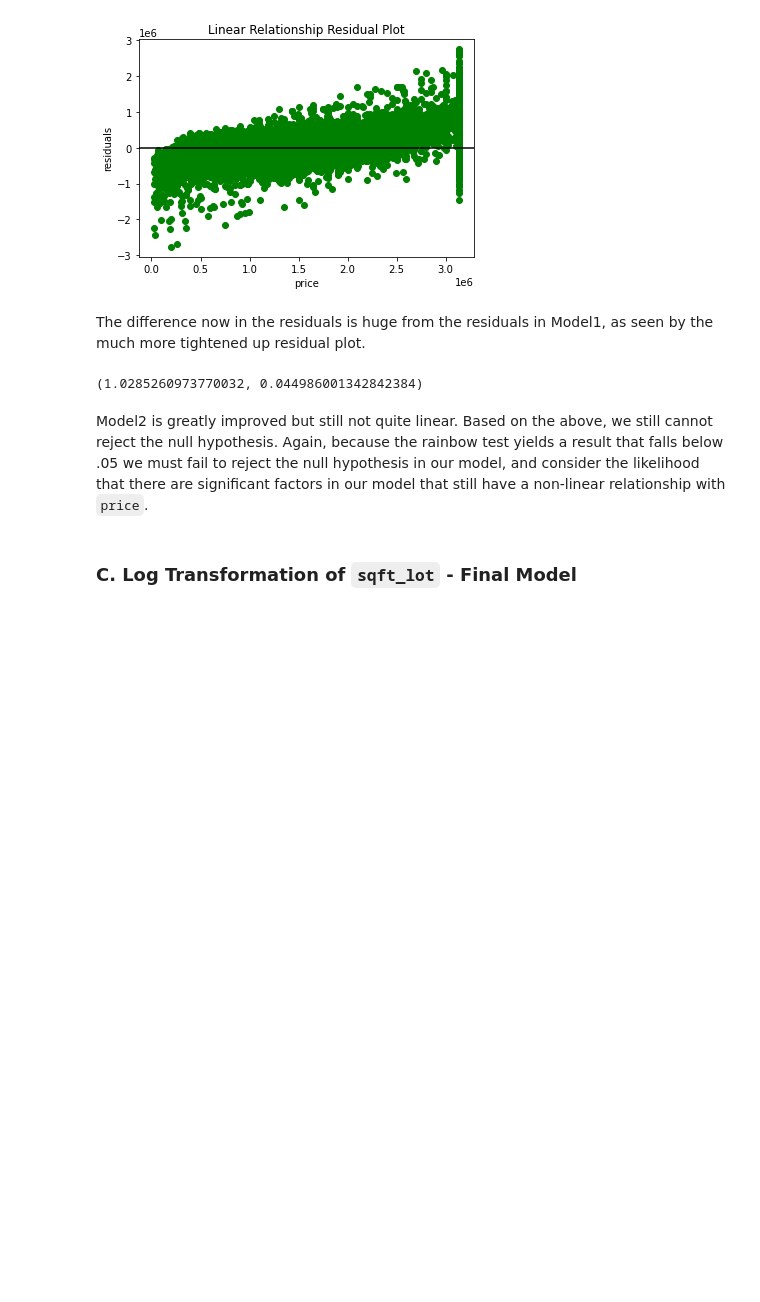
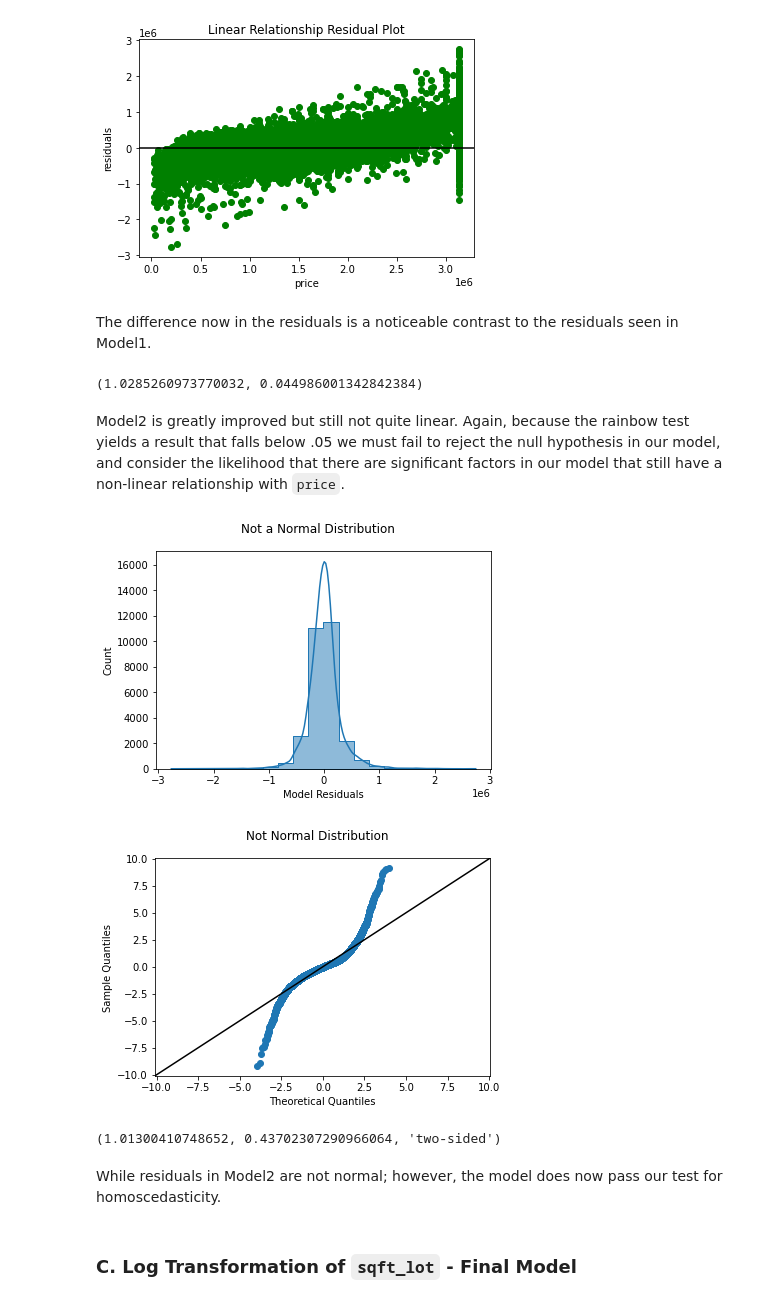
Before and after one commit to newcojon/Capstone, a Jupyter notebook: Final.ipynb, the cells around one changed output. Drawn from its saved outputs; the diff is of its cells as text; code cells hidden in the pictures; blank space fills up the shorter version.

```diff
--- a/Final.ipynb
+++ b/Final.ipynb
@@ -869,7 +867,7 @@ ax.set_title("Linear Relationship Residual Plot")
 Text(0.5, 1.0, 'Linear Relationship Residual Plot')
 [figure]
 # %% [markdown]
-The difference now in the residuals is huge from the residuals in Model1, as seen by the much more tightened up  residual plot.
+The difference now in the residuals is a noticeable contrast to the residuals seen in Model1.
 # %%
 ## Rainbow test 2
 
@@ -878,7 +876,32 @@ linear_rainbow(results1)
 # %% [output]
 (1.0285260973770032, 0.044986001342842384)
 # %% [markdown]
-Model2 is greatly improved but still not quite linear. Based on the above, we still cannot reject the null hypothesis. Again, because the rainbow test yields a result that falls below .05 we must fail to reject the null hypothesis in our model, and consider the likelihood that there are significant factors in our model that still have a non-linear relationship with `price`.
+Model2 is greatly improved but still not quite linear. Again, because the rainbow test yields a result that falls below .05 we must fail to reject the null hypothesis in our model, and consider the likelihood that there are significant factors in our model that still have a non-linear relationship with `price`.
+# %%
+fig, ax = plt.subplots()
+sns.histplot(results1.resid, bins=20, element="step", kde=True, ax=ax)
+ax.set_xlabel("Model Residuals")
+fig.suptitle("Not a Normal Distribution");
+
+# The residual tails are too light, and the distribution is not normal.
+
+fig, ax = plt.subplots()
+sm.graphics.qqplot(results1.resid, dist=stats.norm, line='45', fit=True, ax=ax)
+
+# Customize plot appearance
+line = ax.lines[1]
+line.set_color("black")
+fig.suptitle("Not Normal Distribution");
+# %% [output]
+[figure, added]
+[figure, added]
+# %%
+from statsmodels.stats.diagnostic import het_goldfeldquandt
+het_goldfeldquandt(y, X1, alternative='two-sided')
+# %% [output]
+(1.01300410748652, 0.43702307290966064, 'two-sided')
+# %% [markdown]
+While residuals in Model2 are not normal; however, the model does now pass our test for homoscedasticity.
 # %% [markdown]
 ### C.  Log Transformation of `sqft_lot` - Final Model
 # %% [markdown]
```
Also changed, not shown: parts of 55 cells of this notebook.
